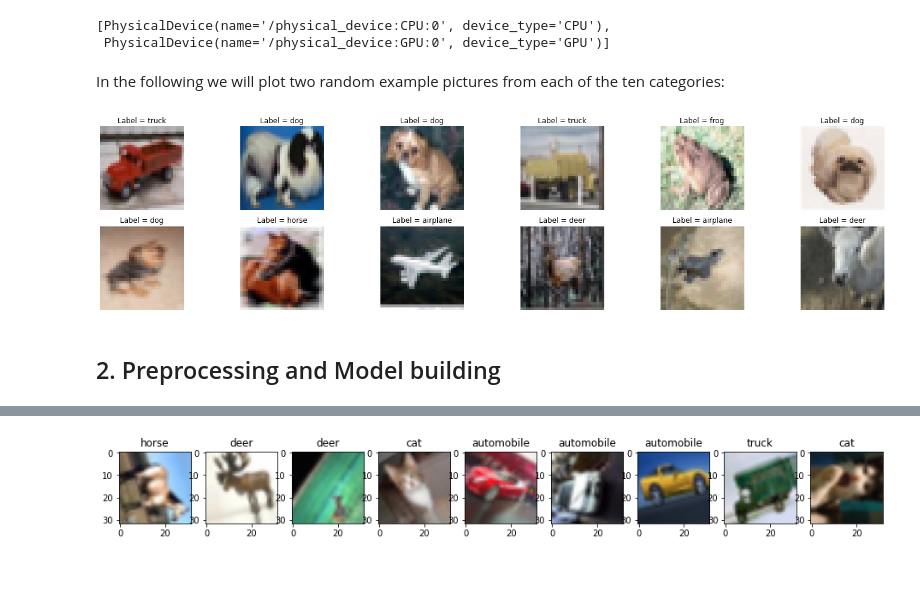
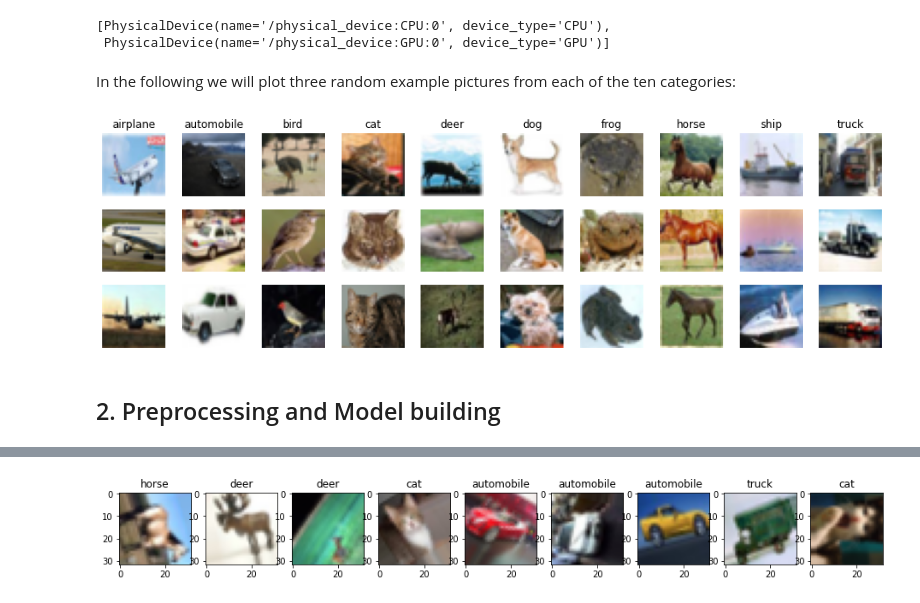
Before and after one commit to PatrickSVM/CIFAR10-Image-Classification-with-CNN, a Jupyter notebook: CIFAR10-Classification.ipynb, the cells around one changed output, grey strips where cells are left out. Cells and saved outputs as stored; diff of their text form; code cells hidden in the pictures; blank space fills up the shorter version.

Commit message:
Model and notebook finished

```diff
--- a/CIFAR10-Classification.ipynb
+++ b/CIFAR10-Classification.ipynb
@@ -60,24 +61,15 @@ num_classes = 10
 cifar_labels = ['airplane', 'automobile', 'bird', 'cat', 'deer', 'dog', 'frog', 'horse', 'ship', 'truck']
 
 (X_train, y_train), (X_test, y_test) = cifar10.load_data()
-# %% [markdown]
-In the following we will plot two random example pictures from each of the ten categories:
-# %%
-plt.figure(figsize=(20,5))
-for i in range(12):
-    idx = np.random.randint(0, len(y_train))
-    label = y_train[idx,0]
-
-    plt.subplot(2,6,i+1)
-    plt.tight_layout()
-    plt.imshow(X_train[idx])
-    plt.title("Label = {}".format(cifar_labels[label]))
-    plt.axis('off')
-plt.show()
-# %% [output]
-[figure, removed]
-# %% [markdown]
-## 2. Preprocessing and Model building
+# %% [markdown]
+In the following we will plot three random example pictures from each of the ten categories:
+# %%
+PlotRandomFromEachClass(X_train, y_train, 3, labels=cifar_labels)
+# plt.savefig("./img/all_classes", bbox_inches='tight', facecolor="white", dpi=150)
+# %% [output]
+[figure, added]
+# %% [markdown]
+## 2. Preprocessing and Model building
 # %%
 # Transform label indices to one-hot encoded vectors
 y_train = to_categorical(y_train, num_classes=10)
```
Also changed, not shown: parts of 29 cells of this notebook, 20 other files.
